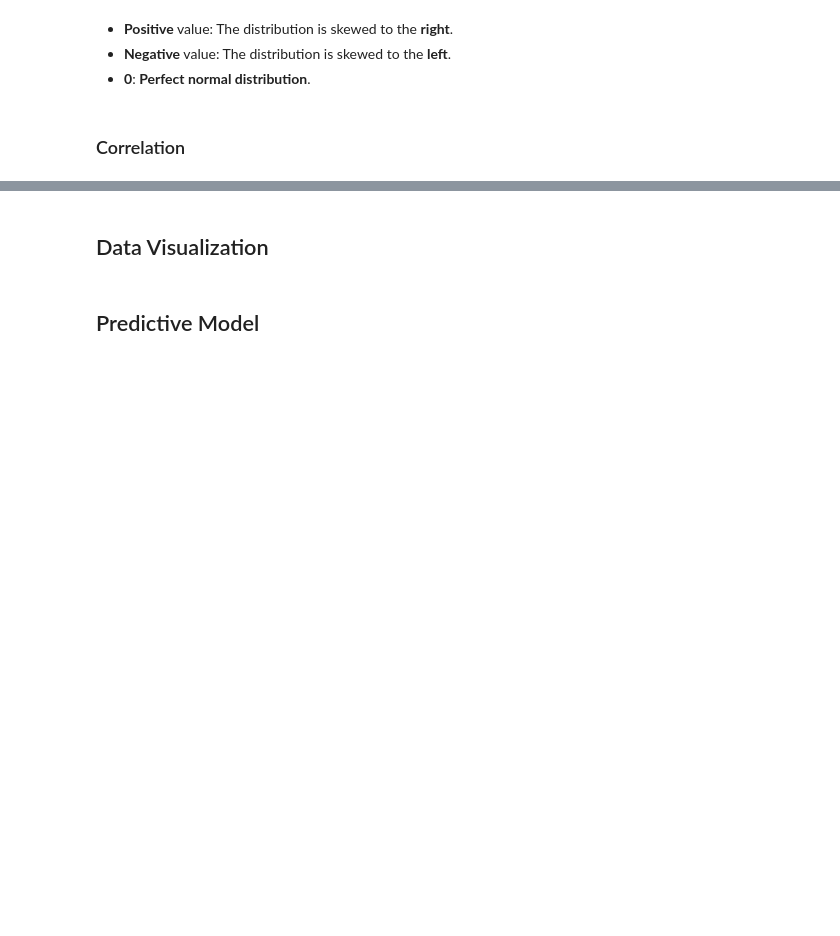
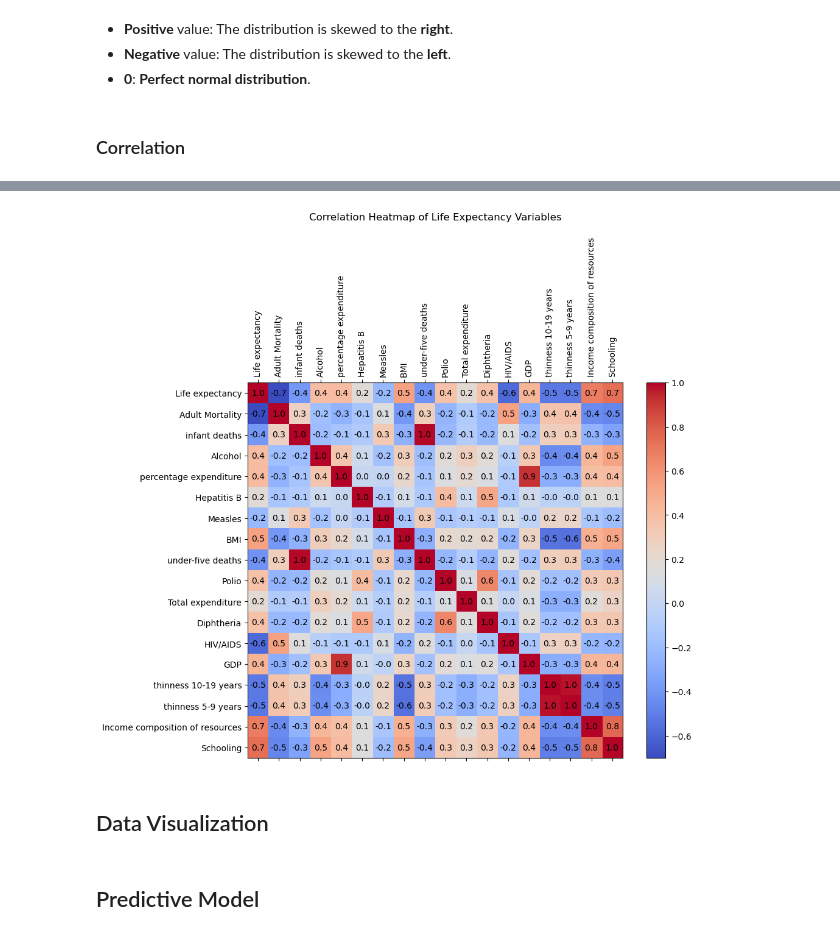
Before and after one commit to GrantCa24/DA_Group6-Final_Project, a Jupyter notebook: Project-Life_Expectancy.ipynb, the cells around one changed output, grey strips where cells are left out. Drawn from its saved outputs; the diff is of its cells as text; code cells hidden in the pictures; blank space fills up the shorter version.

Commit message:
Add files via upload
I have added Correlation matix

```diff
--- a/Project-Life_Expectancy.ipynb
+++ b/Project-Life_Expectancy.ipynb
@@ -521,3 +521,24 @@ dtype: float64
 - **0**: **Perfect normal distribution**.
 # %% [markdown]
 ### Correlation
+# %%
+import seaborn as sns
+import matplotlib.pyplot as plt
+import pandas as pd
+
+
+# Select numerical features for the correlation heatmap
+numerical_features = [
+    'Life expectancy', 'Adult Mortality', 'infant deaths', 'Alcohol', 'percentage expenditure',
+    'Hepatitis B', 'Measles', 'BMI', 'under-five deaths', 'Polio',
+    'Total expenditure', 'Diphtheria', 'HIV/AIDS', 'GDP',
+    'thinness 10-19 years', 'thinness 5-9 years', 'Income composition of resources',
+    'Schooling'
+]
+
+# Extract the relevant data
+data = data[numerical_features]
+
+# Compute the correlation matrix
+correlation_matrix = data.corr()
+print(correlation_matrix)
@@ -524,3 +563,25 @@ dtype: float64
+# %%
+# Plot the heatmap using matplotlib
+fig, ax = plt.subplots(figsize=(10, 8))
+cax = ax.matshow(correlation_matrix, cmap='coolwarm')
+
+# Add color bar
+fig.colorbar(cax)
+
+# Set axis labels
+ax.set_xticks(range(len(correlation_matrix.columns)))
+ax.set_yticks(range(len(correlation_matrix.index)))
+ax.set_xticklabels(correlation_matrix.columns, rotation=90)
+ax.set_yticklabels(correlation_matrix.index)
+
+# Add the correlation values as text
+for (i, j), val in np.ndenumerate(correlation_matrix):
+    ax.text(j, i, f'{val:.1f}', ha='center', va='center', color='black')
+
+plt.title("Correlation Heatmap of Life Expectancy Variables", pad=20)
+plt.show()
+# %% [output]
+[figure, added]
 # %% [markdown]
 ## Data Visualization
 # %% [markdown]
```
Also changed, not shown: parts of 3 cells of this notebook.
